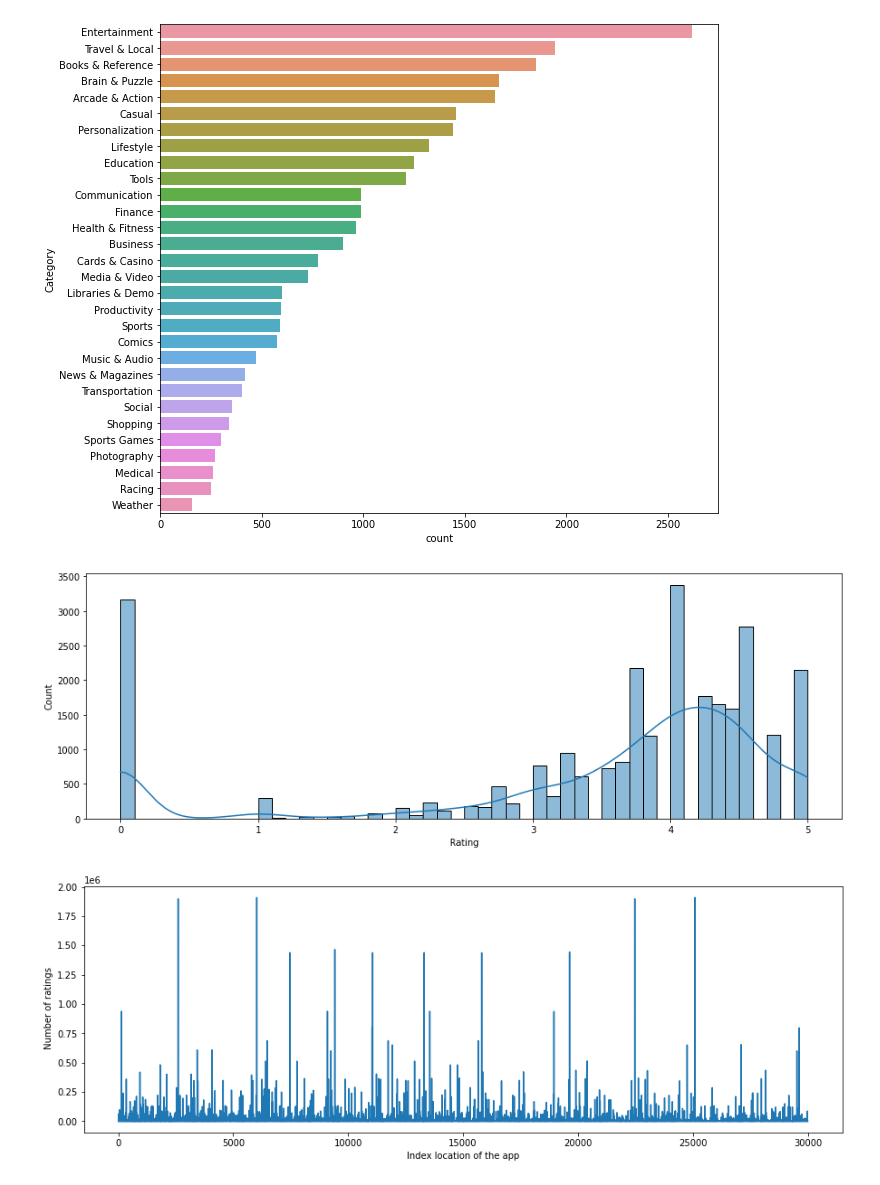
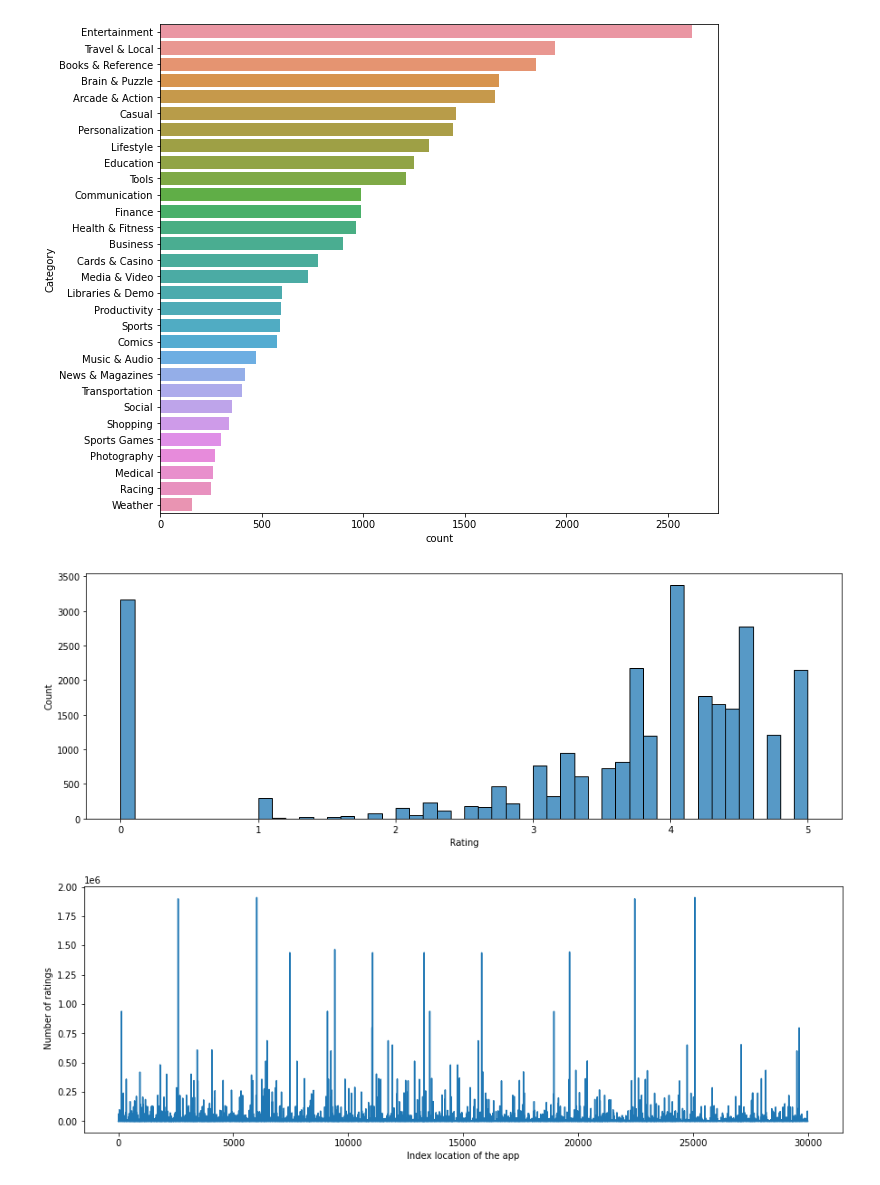
Before and after one commit to manisha-dhanuka/Supervised-Classification, a Jupyter notebook: Android_Authenticity_Prediction.ipynb, the cells around one changed output. Saved outputs shown, nothing was run; the diff lists cells and outputs as text; code cells hidden in the pictures.

```diff
--- a/Android_Authenticity_Prediction.ipynb
+++ b/Android_Authenticity_Prediction.ipynb
@@ -550,9 +549,9 @@ plt.show()
 # %%
 # Let's analyse the ratings:
 plt.figure(figsize = (15,5))
-sns.histplot(data = df, x = 'Rating', kde = True,bins= 50);
+sns.histplot(data = df, x = 'Rating',bins= 50);
 # %% [output]
-[figure, old version]
+[figure, new version]
 # %%
 #help(sns.histplot)
 # %%
```
Also changed, not shown: parts of 36 cells of this notebook.
